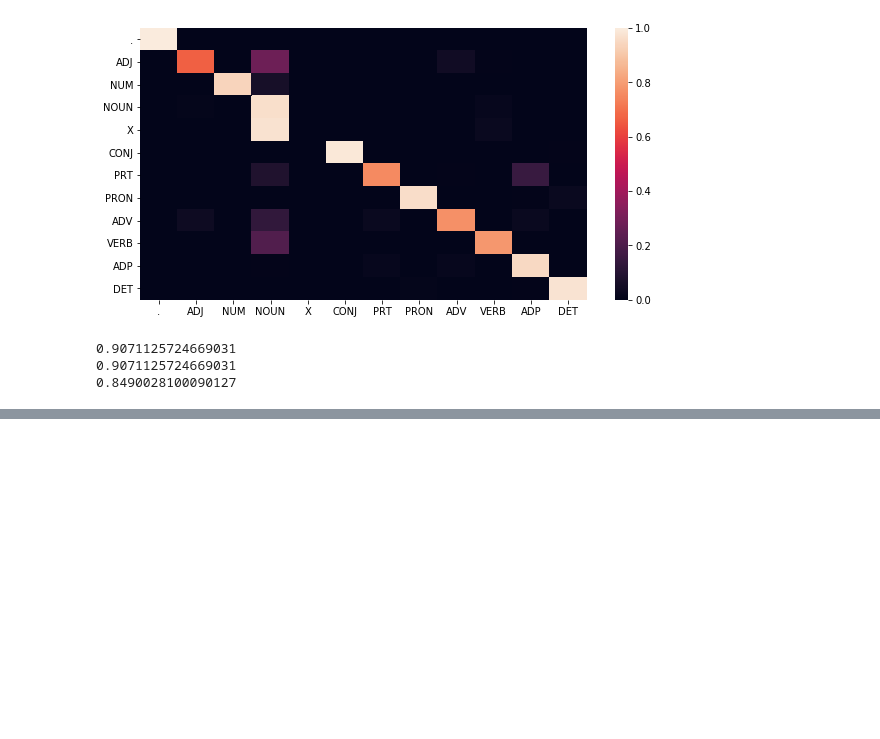
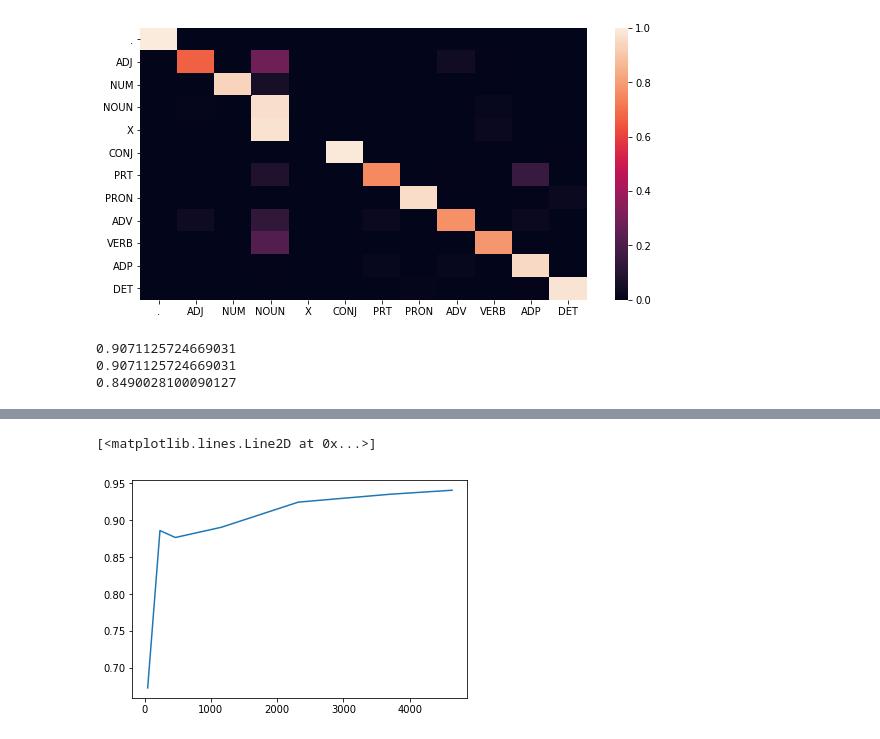
Before and after one commit to Tonicrespit/hmm_pos_tagger, a Jupyter notebook: Examples.ipynb, the cells around one changed output, grey strips where cells are left out. Saved outputs shown, nothing was run; the diff lists cells and outputs as text; code cells hidden in the pictures; blank space fills up the shorter version.

```diff
--- a/Examples.ipynb
+++ b/Examples.ipynb
@@ -110,0 +113,21 @@ print(precision(corpus_advs, tagged))
+# %%
+corpus = brown.tagged_sents(categories='adventure', tagset='universal')
+
+corpus_len = len(corpus)
+train_size = [  1 * corpus_len / 100,
+                5 * corpus_len / 100,
+               10 * corpus_len / 100,
+               25 * corpus_len / 100,
+               50 * corpus_len / 100,
+               80 * corpus_len / 100,
+              100 * corpus_len / 100]
+
+accuracies = []
+for length in log_progress(train_size):
+    partial_corpus = list(corpus[i] for i in range(0, ceil(length)))
+
+    m = Markovify(smoothing='max')
+    fold_accuracy = cross_validation_score(m, sentences=partial_corpus)
+    accuracies.append(np.max(fold_accuracy))
+
+print(accuracies)
@@ -110,0 +137,8 @@ print(precision(corpus_advs, tagged))
+# %%
+%matplotlib inline
+import matplotlib.pyplot as plt
+
+plt.plot(train_size, accuracies)
+# %% [output]
+[<matplotlib.lines.Line2D at 0x...>]
+[figure, added]
```
Also changed, not shown: parts of 5 cells of this notebook.
